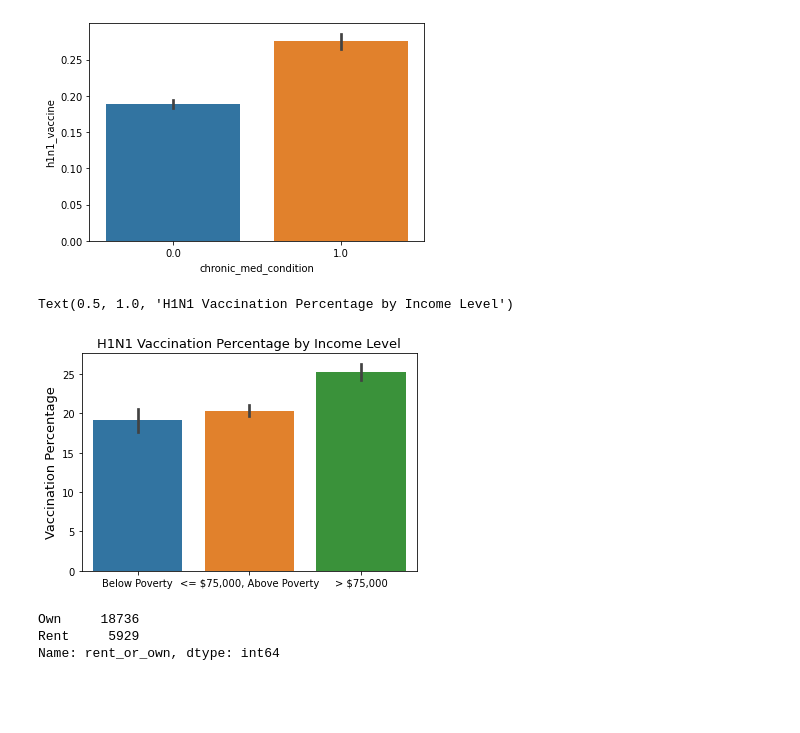
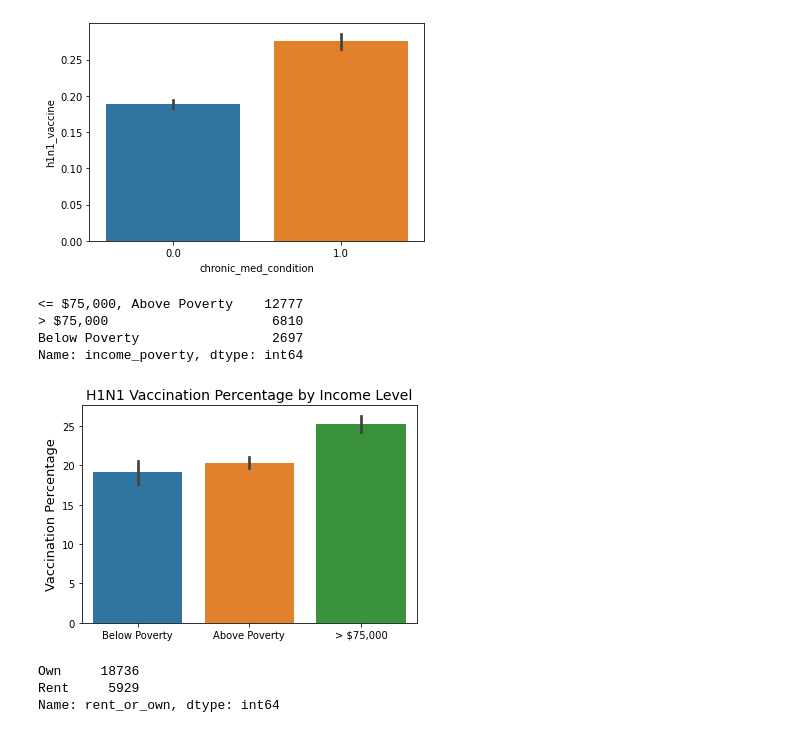
Before and after one commit to emykes/Flu_Vaccination_ML, a Jupyter notebook: Notebooks/Brooke/Brooke_EDA.ipynb, the cells around one changed output. Cells and saved outputs as stored; diff of their text form; code cells hidden in the pictures; blank space fills up the shorter version.

```diff
--- a/Notebooks/Brooke/Brooke_EDA.ipynb
+++ b/Notebooks/Brooke/Brooke_EDA.ipynb
@@ -239,15 +229,27 @@ sns.barplot(x=df2['chronic_med_condition'].dropna(), y=df2['h1n1_vaccine'])
 # %% [output]
 <AxesSubplot:xlabel='chronic_med_condition', ylabel='h1n1_vaccine'>
 [figure]
+# %%
+df2['income_poverty'].value_counts()
+# %% [output]
+<= $75,000, Above Poverty    12777
+> $75,000                     6810
+Below Poverty                 2697
+Name: income_poverty, dtype: int64
+# %%
+income_dict = {'Below Poverty': 'Below Poverty',
+              '<= $75,000, Above Poverty': 'Above Poverty',
+              '> $75,000': '> $75,000'}
+# %%
+df2['income_pov_new'] = df2['income_poverty'].replace(income_dict)
 # %%
 #
-pov = sns.barplot(x=df2['income_poverty'].dropna(), y=df2['h1n1_vaccine']*100)
+pov = sns.barplot(x=df2['income_pov_new'].dropna(), y=df2['h1n1_vaccine']*100)
 pov.set_xlabel('')
 pov.set_ylabel('Vaccination Percentage', fontsize=13)
-pov.set_title('H1N1 Vaccination Percentage by Income Level', fontsize=13)
+pov.set_title('H1N1 Vaccination Percentage by Income Level', fontsize=14);
 # %% [output]
-Text(0.5, 1.0, 'H1N1 Vaccination Percentage by Income Level')
-[figure, old version]
+[figure, new version]
 # %%
 df2['rent_or_own'].value_counts()
 # %% [output]
```
Also changed, not shown: parts of 16 cells of this notebook.
